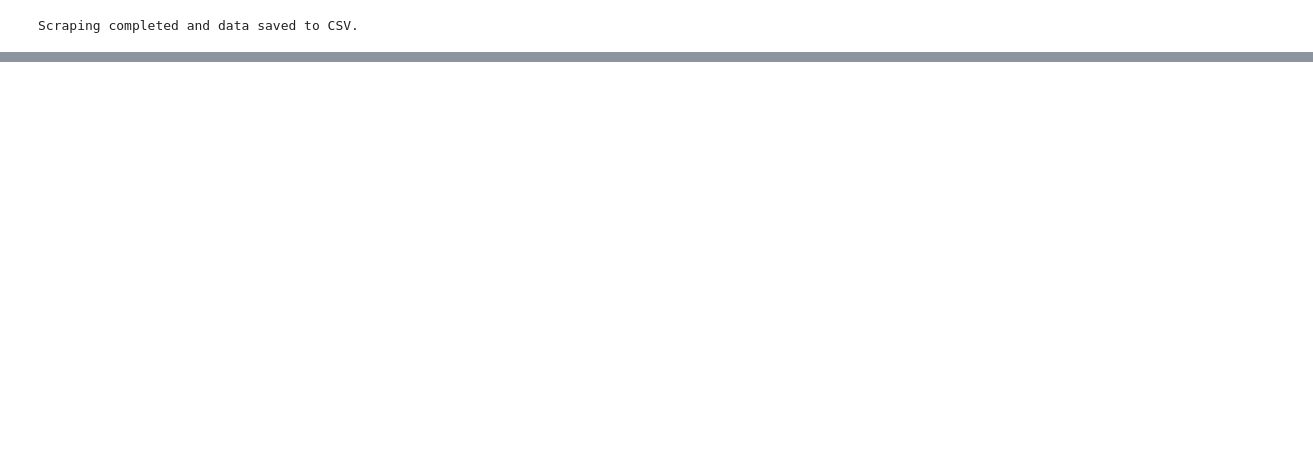
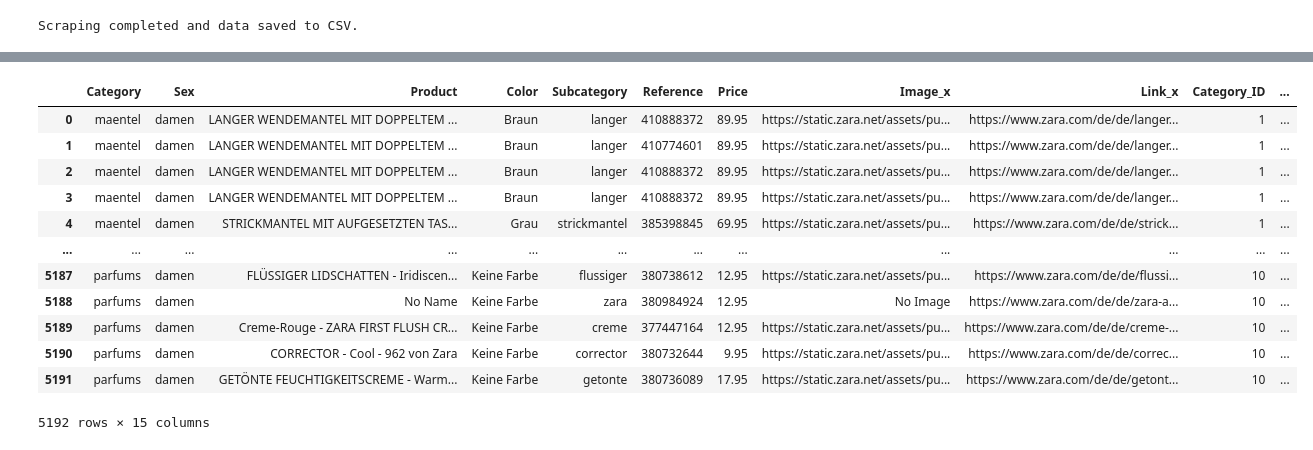
Before and after one commit to Loredane-2024/ZaraDE-SmartDataRestore, a Jupyter notebook: 02_notebooks/Zara.ipynb, the cells around one changed output, grey strips where cells are left out. Cells and saved outputs as stored; diff of their text form; code cells hidden in the pictures; blank space fills up the shorter version.

```diff
--- a/02_notebooks/Zara.ipynb
+++ b/02_notebooks/Zara.ipynb
@@ -297,0 +948,24 @@ Scraping completed and data saved to CSV.
+# %%
+# Create Table 1: Categories
+df_categories = pd.DataFrame(df_zara_cleaned['Category'].unique(), columns=['Category'])
+df_categories['Category_ID'] = df_categories.index + 1
+
+# Create Table 2: Colors
+df_colors = pd.DataFrame(df_zara_cleaned['Color'].unique(), columns=['Color'])
+df_colors['Color_ID'] = df_colors.index + 1
+
+# Create Table 3: Genders (Sex)
+df_genders = pd.DataFrame(df_zara_cleaned['Sex'].unique(), columns=['Gender'])
+df_genders['Gender_ID'] = df_genders.index + 1
+
+# Create Table 4: Images with url and link
+df_images = df_zara_cleaned[['Image', 'Link']].drop_duplicates().reset_index(drop=True)
+df_images['Image_ID'] = df_images.index + 1
+# %%
+# Create Table 5: Products
+df_products = df_zara_cleaned[['Product', 'Reference', 'Price']].drop_duplicates().reset_index(drop=True)
+df_products['Product_ID'] = df_products.index + 1
+# %%
+df_products['Image']= df_zara_cleaned["Image"]
+# %%
+df_products['Link']= df_zara_cleaned["Link"]
@@ -297,0 +991,32 @@ Scraping completed and data saved to CSV.
+# %%
+# Merge the category table
+df_merged = df_zara_cleaned.merge(df_categories, on='Category', how='left')
+
+# Merge the color table
+df_merged = df_merged.merge(df_colors, on='Color', how='left')
+
+# Merge the gender table
+df_genders = df_genders.rename(columns={'Gender': 'Sex'})
+df_merged = df_merged.merge(df_genders, on='Sex', how='left')
+
+# Merge the image table
+#df_merged = df_merged.merge(df_images, on=['Image', 'Link'], how='left')
+# Merge the products table
+df_merged = df_merged.merge(df_products, on=['Product', 'Reference', 'Price'], how='left')
+
+# Final merged dataframe now contains Category_ID, Color_ID, Gender_ID, Image_ID, and Product_ID
+df_merged
+# %% [output]
+|  | Category | Sex | Product | Color | Subcategory | Reference | Price | Image_x | Link_x | Category_ID | ... |
+| 0 | maentel | damen | LANGER WENDEMANTEL MIT DOPPELTEM ... | Braun | langer | 410888372 | 89.95 | https://static.zara.net/assets/pu... | https://www.zara.com/de/de/langer... | 1 | ... |
+| 1 | maentel | damen | LANGER WENDEMANTEL MIT DOPPELTEM ... | Braun | langer | 410774601 | 89.95 | https://static.zara.net/assets/pu... | https://www.zara.com/de/de/langer... | 1 | ... |
+| 2 | maentel | damen | LANGER WENDEMANTEL MIT DOPPELTEM ... | Braun | langer | 410888372 | 89.95 | https://static.zara.net/assets/pu... | https://www.zara.com/de/de/langer... | 1 | ... |
+| 3 | maentel | damen | LANGER WENDEMANTEL MIT DOPPELTEM ... | Braun | langer | 410888372 | 89.95 | https://static.zara.net/assets/pu... | https://www.zara.com/de/de/langer... | 1 | ... |
+| 4 | maentel | damen | STRICKMANTEL MIT AUFGESETZTEN TAS... | Grau | strickmantel | 385398845 | 69.95 | https://static.zara.net/assets/pu... | https://www.zara.com/de/de/strick... | 1 | ... |
+| ... | ... | ... | ... | ... | ... | ... | ... | ... | ... | ... | ... |
+| 5187 | parfums | damen | FLÜSSIGER LIDSCHATTEN - Iridiscen... | Keine Farbe | flussiger | 380738612 | 12.95 | https://static.zara.net/assets/pu... | https://www.zara.com/de/de/flussi... | 10 | ... |
+| 5188 | parfums | damen | No Name | Keine Farbe | zara | 380984924 | 12.95 | No Image | https://www.zara.com/de/de/zara-a... | 10 | ... |
+| 5189 | parfums | damen | Creme-Rouge - ZARA FIRST FLUSH CR... | Keine Farbe | creme | 377447164 | 12.95 | https://static.zara.net/assets/pu... | https://www.zara.com/de/de/creme-... | 10 | ... |
+| 5190 | parfums | damen | CORRECTOR - Cool - 962 von Zara | Keine Farbe | corrector | 380732644 | 9.95 | https://static.zara.net/assets/pu... | https://www.zara.com/de/de/correc... | 10 | ... |
+| 5191 | parfums | damen | GETÖNTE FEUCHTIGKEITSCREME - Warm... | Keine Farbe | getonte | 380736089 | 17.95 | https://static.zara.net/assets/pu... | https://www.zara.com/de/de/getont... | 10 | ... |
+5192 rows × 15 columns
```
Also changed, not shown: parts of 43 cells of this notebook, 1 other file.
